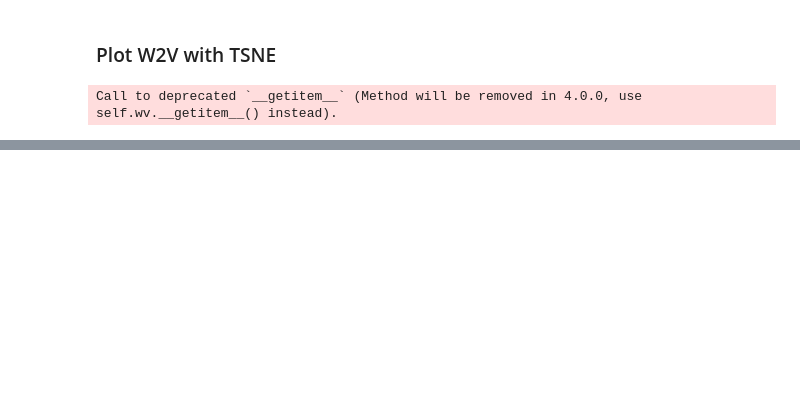
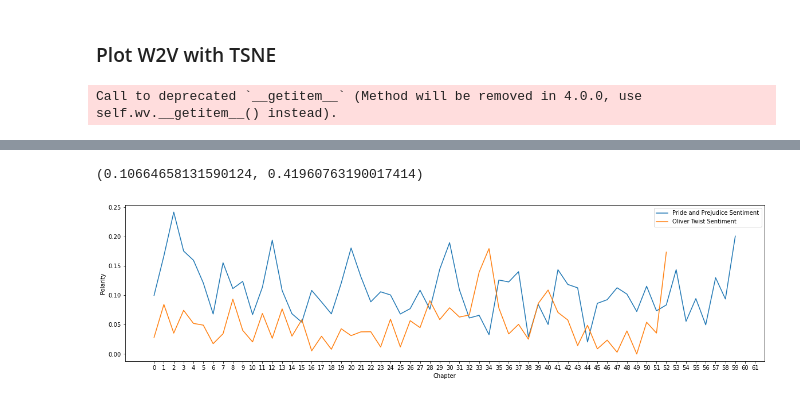
Before and after one commit to jitsen-design/Data_620_Group, a Jupyter notebook: Final_Project/final_project_jit2-PP.ipynb, the cells around one changed output, grey strips where cells are left out. Drawn from its saved outputs; the diff is of its cells as text; code cells hidden in the pictures; blank space fills up the shorter version.

```diff
--- a/Final_Project/final_project_jit2-PP.ipynb
+++ b/Final_Project/final_project_jit2-PP.ipynb
@@ -554,3 +555,33 @@ fig.update_layout(go.Layout(
 )
 # %% [output]
 [interactive output not drawn]
+# %%
+def sentiment_calculator(text):
+
+
+    sentiment_list = []
+    subjectivity_list = []
+
+    for line in sent_tokenize(text):
+        sentiment_tuple = TextBlob(line).sentiment
+        sentiment_list.append(sentiment_tuple[0])
+        subjectivity_list.append(sentiment_tuple[1])
+
+    return np.mean(sentiment_list),np.mean(subjectivity_list)
+# %%
+text = find_chapters(pride_lines[6255:-19184])
+sentiment_list = []
+subjectivity_list = []
+for chapter in ['Chapter {}'.format(x) for x in range(1, 61)]:
+    text[chapter] = text[chapter].replace('Fitzwilliam', 'Darcy')\
+                                 .replace('Lizzy','Elizabeth')\
+                                 .replace('Mrs. Collins', 'Charlotte')\
+                                 .replace('Mr. Bennet', 'MrBennet')\
+                                 .replace('Mrs. Bennet', 'MrsBennet')\
+                                 .replace('Mr. Gardiner', 'MrGardiner')\
+                                 .replace('Mrs. Gardiner', 'MrsGardiner')
+
+    sentiment_tuple = sentiment_calculator(text[chapter])
+    print('{}'.format(chapter), sentiment_tuple[0], sentiment_tuple[1])
+    sentiment_list.append(sentiment_tuple[0])
+    subjectivity_list.append(sentiment_tuple[1])
@@ -556,0 +606,20 @@ fig.update_layout(go.Layout(
+# %%
+np.mean(sentiment_list), np.mean(subjectivity_list)
+# %% [output]
+(0.10664658131590124, 0.41960763190017414)
+# %%
+with open('pride_sentiment_subjectivity.pkl','wb') as f:
+    pickle.dump((sentiment_list, subjectivity_list), f)
+# %%
+with open('oliver_sentiment_subjectivity.pkl','rb') as f:
+    oliver_sentiment_subjectivity = pickle.load(f)
+# %%
+plt.figure(figsize=(20,5))
+plt.plot(sentiment_list,label='Pride and Prejudice Sentiment');
+plt.plot(oliver_sentiment_subjectivity[0], label='Oliver Twist Sentiment');
+plt.ylabel('Polarity');
+plt.xlabel('Chapter');
+plt.xticks([x for x in range(62)])
+plt.legend();
+# %% [output]
+[figure, added]
```
Also changed, not shown: parts of 5 cells of this notebook, 3 other files.
